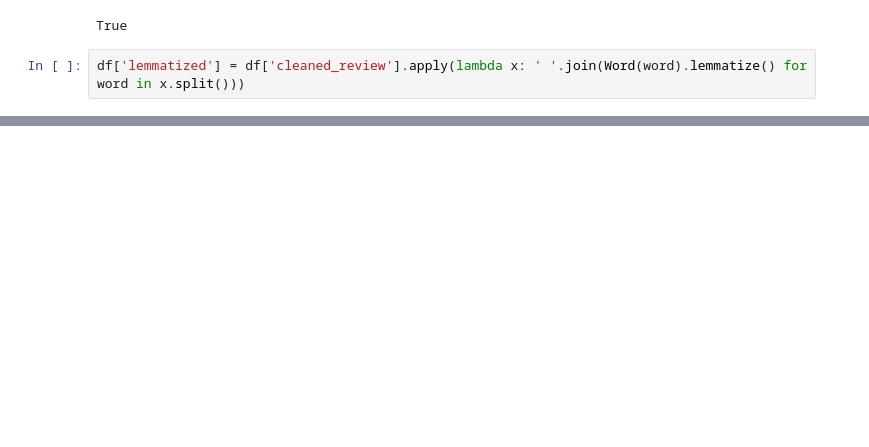
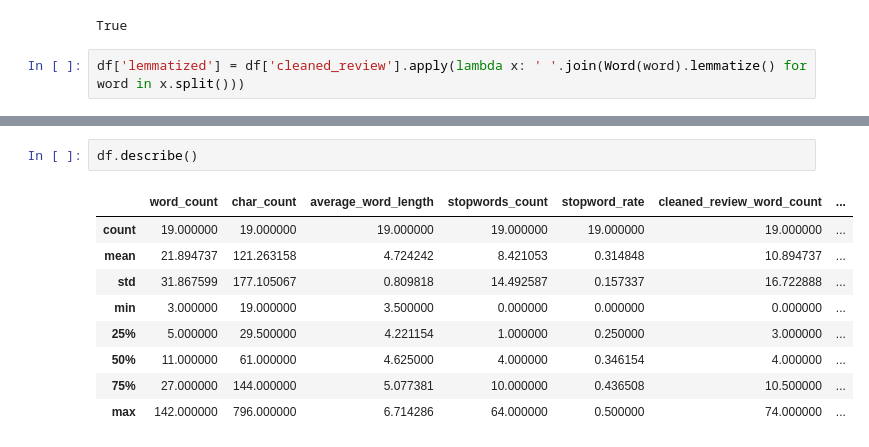
Before and after one commit to JosephPenaQuino/sc-forum-sentiment-analysis-ladder10, a Jupyter notebook: main.ipynb, the cells around one changed output, grey strips where cells are left out. Cells and saved outputs as stored; diff of their text form; blank space fills up the shorter version.

```diff
--- a/main.ipynb
+++ b/main.ipynb
@@ -184,0 +204,12 @@ df['lemmatized'] = df['cleaned_review'].apply(lambda x: ' '.join(Word(word).lemm
+# %%
+df.describe()
+# %% [output]
+|  | word_count | char_count | average_word_length | stopwords_count | stopword_rate | cleaned_review_word_count | ... |
+| count | 19.000000 | 19.000000 | 19.000000 | 19.000000 | 19.000000 | 19.000000 | ... |
+| mean | 21.894737 | 121.263158 | 4.724242 | 8.421053 | 0.314848 | 10.894737 | ... |
+| std | 31.867599 | 177.105067 | 0.809818 | 14.492587 | 0.157337 | 16.722888 | ... |
+| min | 3.000000 | 19.000000 | 3.500000 | 0.000000 | 0.000000 | 0.000000 | ... |
+| 25% | 5.000000 | 29.500000 | 4.221154 | 1.000000 | 0.250000 | 3.000000 | ... |
+| 50% | 11.000000 | 61.000000 | 4.625000 | 4.000000 | 0.346154 | 4.000000 | ... |
+| 75% | 27.000000 | 144.000000 | 5.077381 | 10.000000 | 0.436508 | 10.500000 | ... |
+| max | 142.000000 | 796.000000 | 6.714286 | 64.000000 | 0.500000 | 74.000000 | ... |
```
Also changed, not shown: parts of 9 cells of this notebook.
